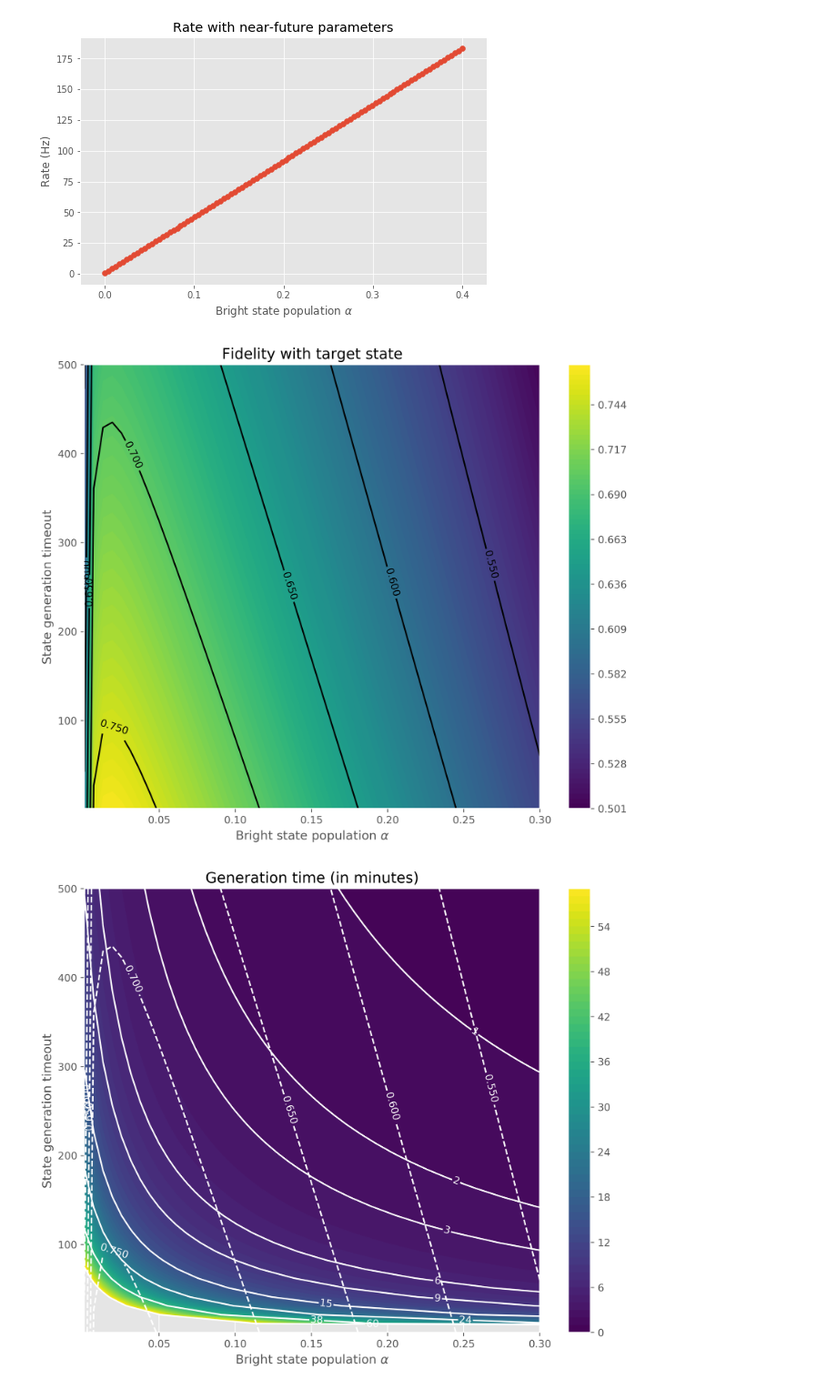
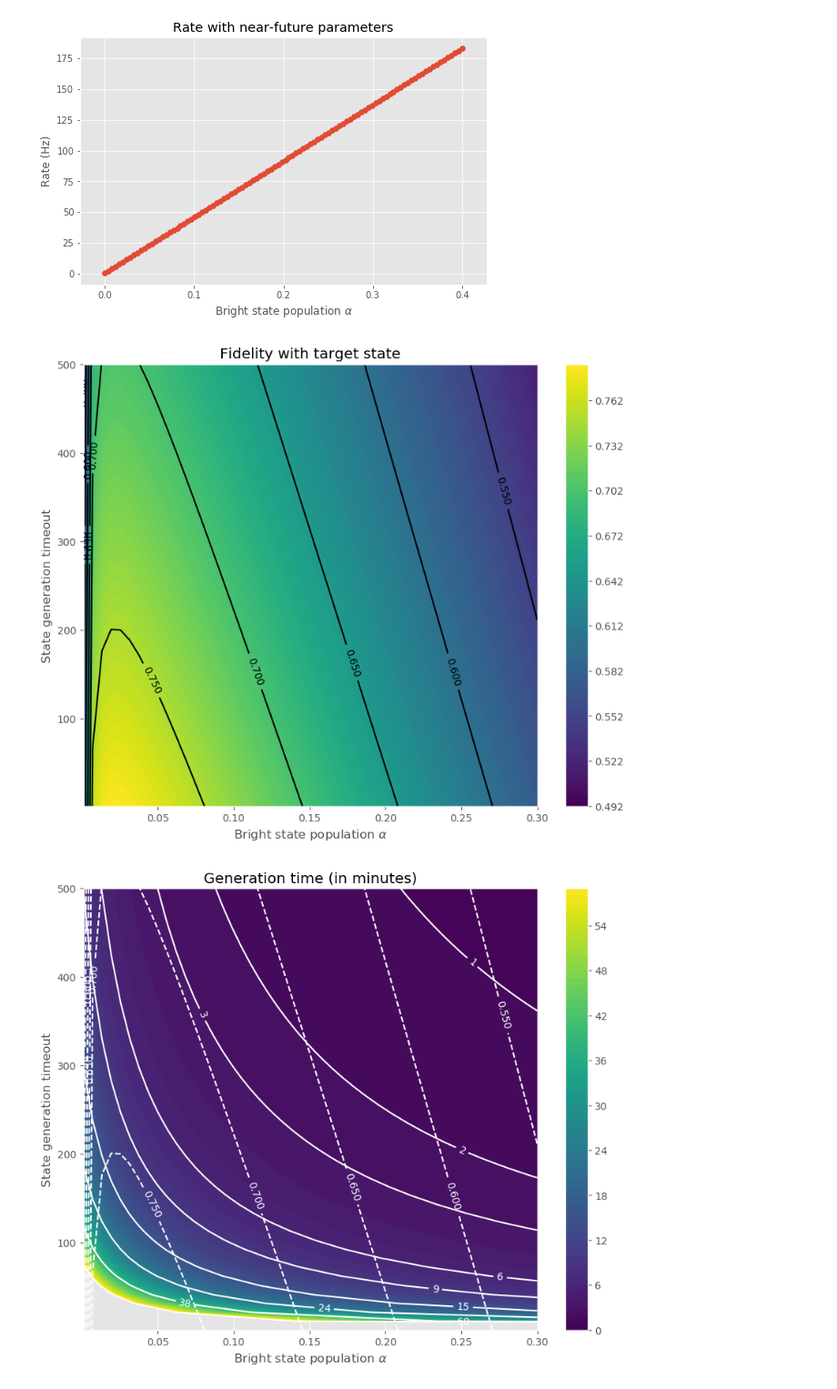
Before and after one commit to matpompili/go-nogo, a Jupyter notebook: Proposal.ipynb, the cells around one changed output. Shown at 91% size. Cells and saved outputs as stored; diff of their text form; code cells hidden in the pictures.

```diff
--- a/Proposal.ipynb
+++ b/Proposal.ipynb
@@ -325,7 +325,7 @@ def sim_rho_from_alpha(alpha, print_fids = False, return_fid = True,
 
 #     phase_unc = 15
 
-    Pdc = 10 * det_w
+    Pdc = 20 * det_w
     Puu = alpha**2 * ((1-Pdc)**2 * (PdetA*(1-PdetB) + PdetB*(1-PdetA)) + 2*(1-Pdc)*Pdc*(1-PdetA)*(1-PdetB))
     Pud = alpha*(1-alpha)*((1-Pdc)**2 * PdetA + 2*Pdc*(1-Pdc)*(1-PdetA))
     Pdu = alpha*(1-alpha)*((1-Pdc)**2 * PdetB + 2*Pdc*(1-Pdc)*(1-PdetB))
@@ -347,8 +347,8 @@ def sim_rho_from_alpha(alpha, print_fids = False, return_fid = True,
     i_z = qt.tensor(qt.identity(2), qt.sigmaz())
     z_z = qt.tensor(qt.sigmaz(), qt.sigmaz())
     rho = (1 - P2e/2)**2 * rho \
-        + (1 - P2e/2) * (p2e/2) * z_i * rho * z_i.dag() \
-        + (1 - P2e/2) * (p2e/2) * i_z * rho * i_z.dag() \
+        + (1 - P2e/2) * (P2e/2) * z_i * rho * z_i.dag() \
+        + (1 - P2e/2) * (P2e/2) * i_z * rho * i_z.dag() \
         + (P2e/2)**2 * z_z * rho * z_z.dag()
     if print_fids : print('Fidelity after double excitation: {:.3f}'.format(fidelity(rho, qt.ket2dm(qt.bell_state('10')))))
 
@@ -391,8 +391,8 @@ Fidelity after phase uncertainty: 0.845
 alphas = np.linspace(0, 0.2, 100)
 fids = np.zeros_like(alphas)
 
-near_future_params = {'det_w': 25e-9, 'PdetA': 8e-4, 'PdetB': 8e-4,
-                      'vis': 0.8, 'P2e': 0.02, 'phase_unc': 20}
+near_future_params = {'det_w': 20e-9, 'PdetA': 8e-4, 'PdetB': 8e-4,
+                      'vis': 0.85, 'P2e': 0.01, 'phase_unc': 20}
 for i, alpha in enumerate(alphas):
     _, fids[i] = sim_rho_from_alpha(alpha, **near_future_params)
 
@@ -416,8 +416,8 @@ Fidelity after phase uncertainty: 0.875
 # %%
 def sim_rate_from_alpha(alpha, det_w = 25e-9, PdetA = 2.8e-4, PdetB = 4.2e-4,
-                      vis = 0.8, P2e = 0.04, phase_unc = 15, ent_duration = 5.5e-6):
+                      vis = 0.8, P2e = 0.04, phase_unc = 20, ent_duration = 5.5e-6):
 
-    Pdc = 10 * det_w
+    Pdc = 20 * det_w
     Puu = alpha**2 * ((1-Pdc)**2 * (PdetA*(1-PdetB) + PdetB*(1-PdetA)) + 2*(1-Pdc)*Pdc*(1-PdetA)*(1-PdetB))
     Pud = alpha*(1-alpha)*((1-Pdc)**2 * PdetA + 2*Pdc*(1-Pdc)*(1-PdetA))
     Pdu = alpha*(1-alpha)*((1-Pdc)**2 * PdetB + 2*Pdc*(1-Pdc)*(1-PdetB))
@@ -457,7 +457,7 @@ plt.show()
 # %%
 size = 50
 
-slow_alpha = 0.018
+slow_alpha = 0.022
 q1q3_ent_state, _ = sim_rho_from_alpha(slow_alpha, **near_future_params)
 
 fast_alpha = np.linspace(0.001, 0.3, num=size)
@@ -490,7 +490,7 @@ fids =  np.zeros_like(prob_generation_before_timeout)
 for i,j in product(range(size), range(size)):
     fids[i,j] = fidelity(final_state[i,j], target_state)
 
-plt.figure(figsize=(10,8), dpi=300)
+plt.figure(figsize=(10,8), dpi=100)
 plt.title('Fidelity with target state')
 plt.contourf(fast_alpha, fast_cycles, fids.transpose(), levels=100)
 plt.colorbar()
@@ -500,25 +500,25 @@ plt.xlabel(r'Bright state population $\alpha$')
 plt.ylabel(r'State generation timeout')
 plt.show()
 # %% [output]
-[figure, old version]
+[figure, new version]
 # %%
 gen_time = 1/((1/fast_rate[:, np.newaxis] + 1/slow_rate) * (prob_generation_before_timeout))
 
 from matplotlib.colors import LogNorm
 
-plt.figure(figsize=(10,8), dpi=300)
+plt.figure(figsize=(10,8), dpi=100)
 plt.title('Generation time (in minutes)')
 plt.contourf(fast_alpha, fast_cycles, gen_time.transpose() / 60, levels = np.arange(0, 60, 1))
 plt.colorbar()
 plt.xlabel(r'Bright state population $\alpha$')
 plt.ylabel(r'State generation timeout')
 
 cont = plt.contour(fast_alpha, fast_cycles, fids.transpose(), colors='w', levels=np.arange(0.5, 0.8, 0.05), linestyles='dashed')
 plt.clabel(cont, inline=1, fontsize=10)
 
 cont_time = plt.contour(fast_alpha, fast_cycles, gen_time.transpose() / 60, colors='w', levels = np.unique(np.geomspace(1,60,10, dtype=int)))
 plt.clabel(cont_time, inline=1, fontsize=10, fmt="%d")
 
 plt.show()
 # %% [output]
-[figure, old version]
+[figure, new version]
```
Also changed, not shown: parts of 6 cells of this notebook, 1 other file.
